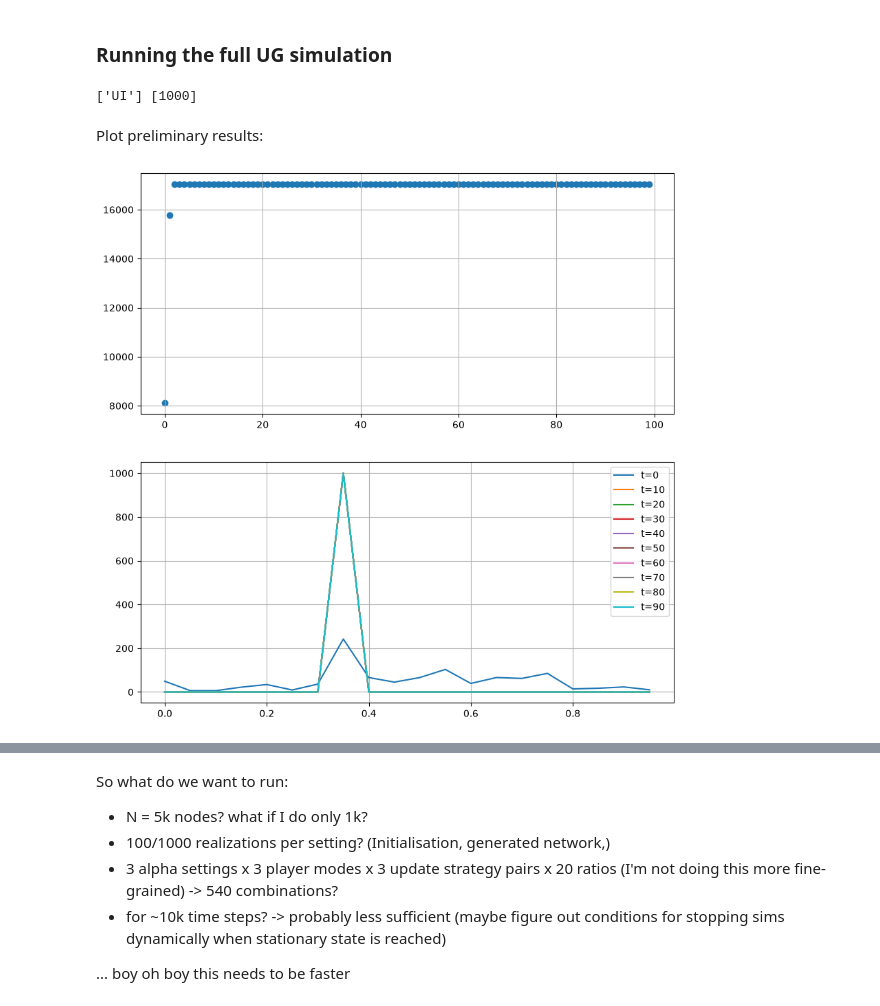
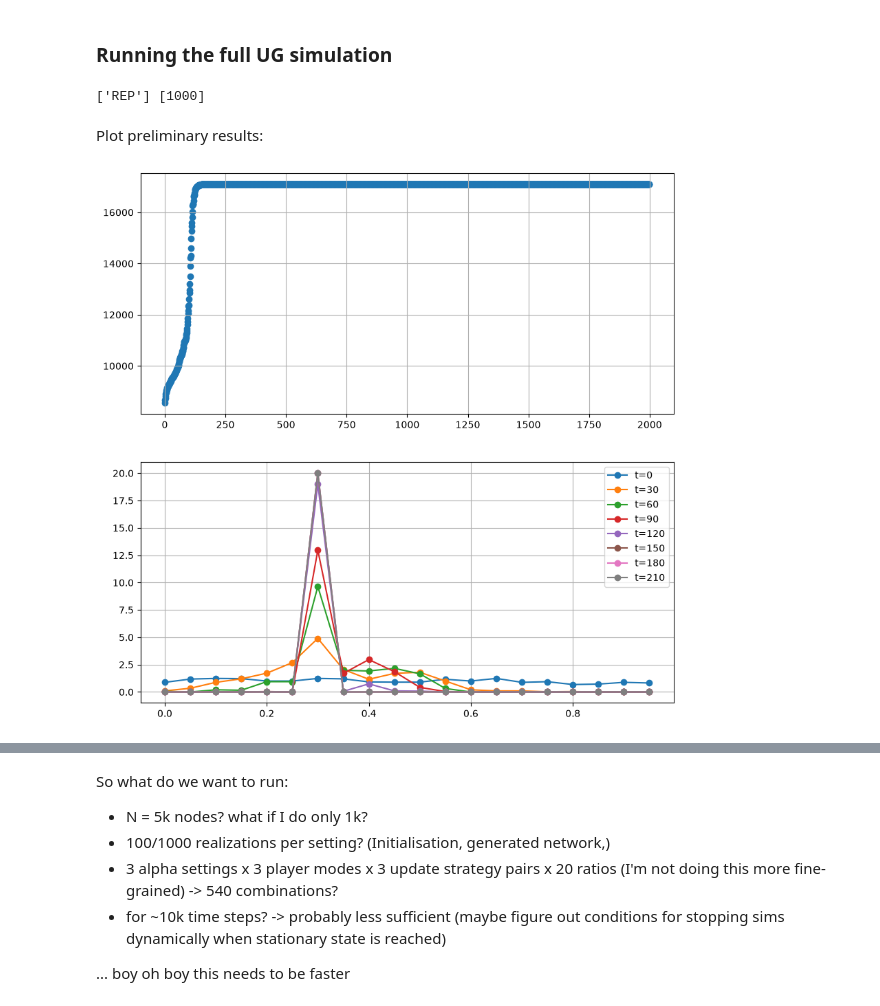
Before and after one commit to lm-schulze/PoCN_project, a Jupyter notebook: code/project_34/GT_playground.ipynb, the cells around one changed output, grey strips where cells are left out. Saved outputs shown, nothing was run; the diff lists cells and outputs as text; code cells hidden in the pictures.

```diff
--- a/code/project_34/GT_playground.ipynb
+++ b/code/project_34/GT_playground.ipynb
@@ -339,55 +359,68 @@ def run_UG_simulation(G:nx.Graph,
                       update_rules=list(UPDATE_RULES_DICT.keys()),
                       update_ratios=[1]*len(UPDATE_RULES_DICT.keys()),
                       mode="independent",
-                      snapshot_frequency=100
+                      snapshot_frequency=100,
+                      filepath="results/sim.csv"
                       ):
     # initialize UG
     payoffs, strategies, updates = init_UG(G, update_rules, update_ratios, mode=mode)
     updates = np.array([RULE_TO_INT[u] for u in updates], dtype=int) # use integers instead
-    # TODO: INITIALISE UPDATES AS INTEGERS INSTEAD OF STRINGS
+    # TODO: INITIALISE UPDATES AS INTEGERS INSTEAD OF STRINGS to avoid the conversion later
+    N = G.number_of_nodes()
     # extract graph structure that can be reused
     edge_arr = np.array(G.edges())
     src, trg = edge_arr[:, 0], edge_arr[:, 1]
-    neighbor_matr = nx.to_scipy_sparse_array(G, format='csr')
+    neighbor_matr = nx.to_scipy_sparse_array(G, format='csr', nodelist=range(N))
     row_ptr = neighbor_matr.indptr
     col_indices = neighbor_matr.indices
     degrees = np.diff(row_ptr)
 
+    num_rounds_saved = num_rounds // snapshot_frequency
+    res_steps = np.empty(num_rounds_saved, dtype=int)
+    res_payoffs = np.empty((num_rounds_saved, N), dtype=float)
+    res_p = np.empty((num_rounds_saved, N), dtype=float)
+    res_q = np.empty((num_rounds_saved, N), dtype=float)
+    res_updates = np.empty((num_rounds_saved, N), dtype=int)
 
-    results = []
-    for t in tqdm(range(num_rounds), desc="round"):
+    for round in tqdm(range(num_rounds), desc="round"):
         # run UG
         payoffs, strategies, updates = run_UG_step(src, trg, row_ptr, col_indices, degrees, strategies, updates)
+
         # extract result data every couple of rounds to see evolution
-        if t%snapshot_frequency == 0:
-            updates_str = [INT_TO_RULE[u] for u in updates] # use integers instead
-            results.append([t, payoffs.copy(), strategies.copy(), updates_str])
+        if round%snapshot_frequency == 0:
+                round_idx = round//snapshot_frequency
+                res_steps[round_idx] = round_idx
+                res_payoffs[round_idx, :] = payoffs
+                res_p[round_idx, :] = strategies[:, 0]
+                res_q[round_idx, :] = strategies[:, 1]
+                res_updates[round_idx, :] = updates
 
+    results = [res_steps, res_payoffs, res_p, res_q, res_updates]
     return results
 # %%
-G = generate_mixed_network(N=1000)
+G = generate_mixed_network(N=1000, alpha=0.5)
 # %%
-results = run_UG_simulation(G, update_rules=["UI"], update_ratios=[1], num_rounds=100, snapshot_frequency=1)
+results = run_UG_simulation(G, update_rules=["REP"], update_ratios=[1], num_rounds=2000, snapshot_frequency=1, mode="fair")
 # takes ~ 1.5h rn, 3.58 rounds/s with 5k nodes, MOR vs REP 1:1
 # %% [output]
-['UI'] [1000]
+['REP'] [1000]
 # %% [markdown]
 Plot preliminary results:
 # %%
-t = np.array([r[0] for r in results])
-total_payoff = np.array([sum(r[1]) for r in results])
-offers = np.array([r[2][:,0] for r in results])
+t = results[0]
+total_payoff = np.sum(results[1], axis=1)
+offers = results[2][:240]
 
 fig, ax = plt.subplots(nrows=2, figsize=(10, 10))
 ax[0].scatter(t, total_payoff)
-for i in range(0, len(offers), 10):
-    counts, edges = np.histogram(offers[i], bins=20, range=(0.0, 1.0))
-    ax[1].plot(edges[:-1], counts, label=f"t={t[i]}")
+for i in range(0, len(offers), len(offers)//8):
+    density, edges = np.histogram(offers[i], bins=20, range=(0.0, 1.0), density=True)
+    ax[1].plot(edges[:-1], density, '-o', label=f"t={t[i]}")
 
 ax[0].grid()
 ax[1].grid()
 ax[1].legend()
 
 plt.show()
 # %% [output]
-[figure, old version]
+[figure, new version]
```
Also changed, not shown: parts of 12 cells of this notebook.
